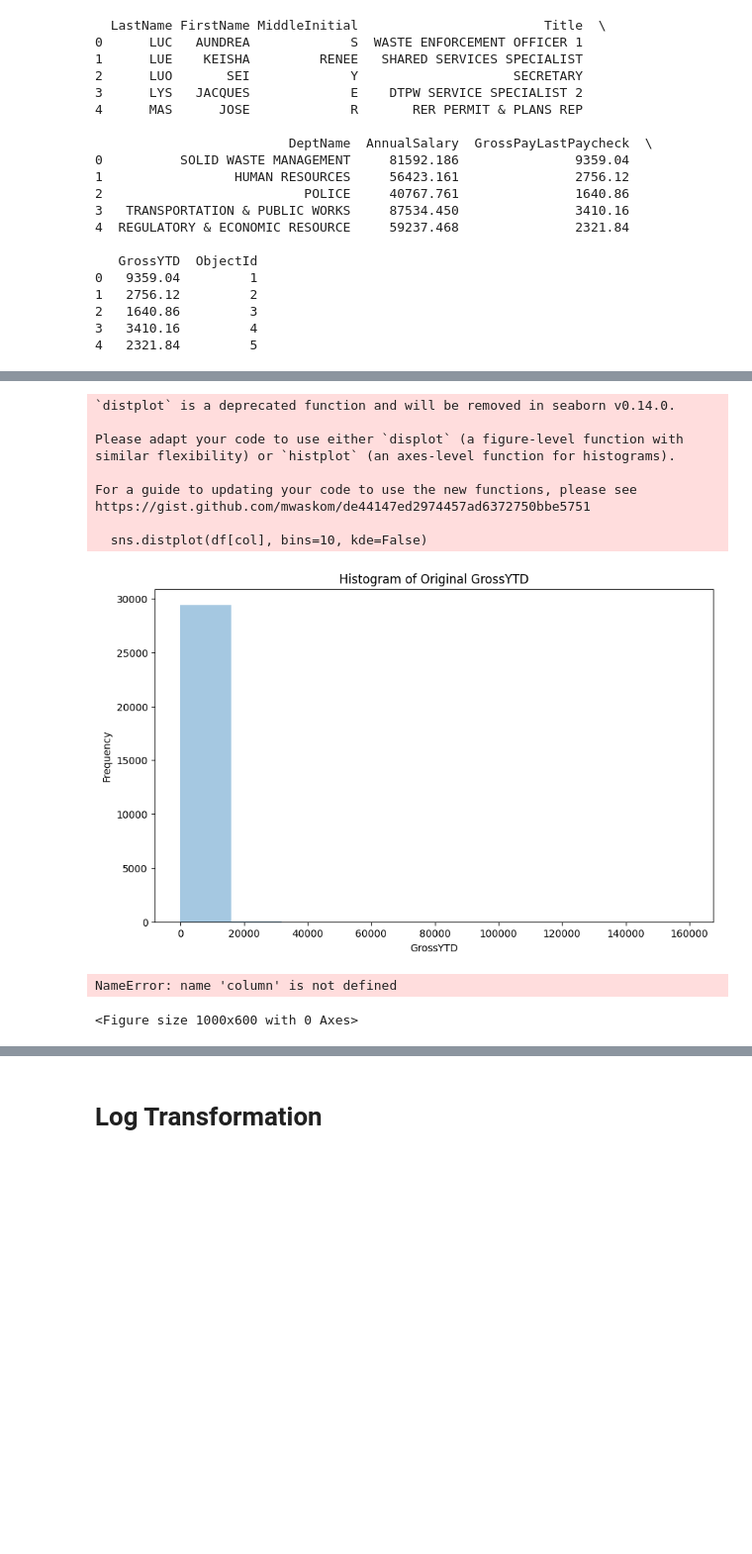
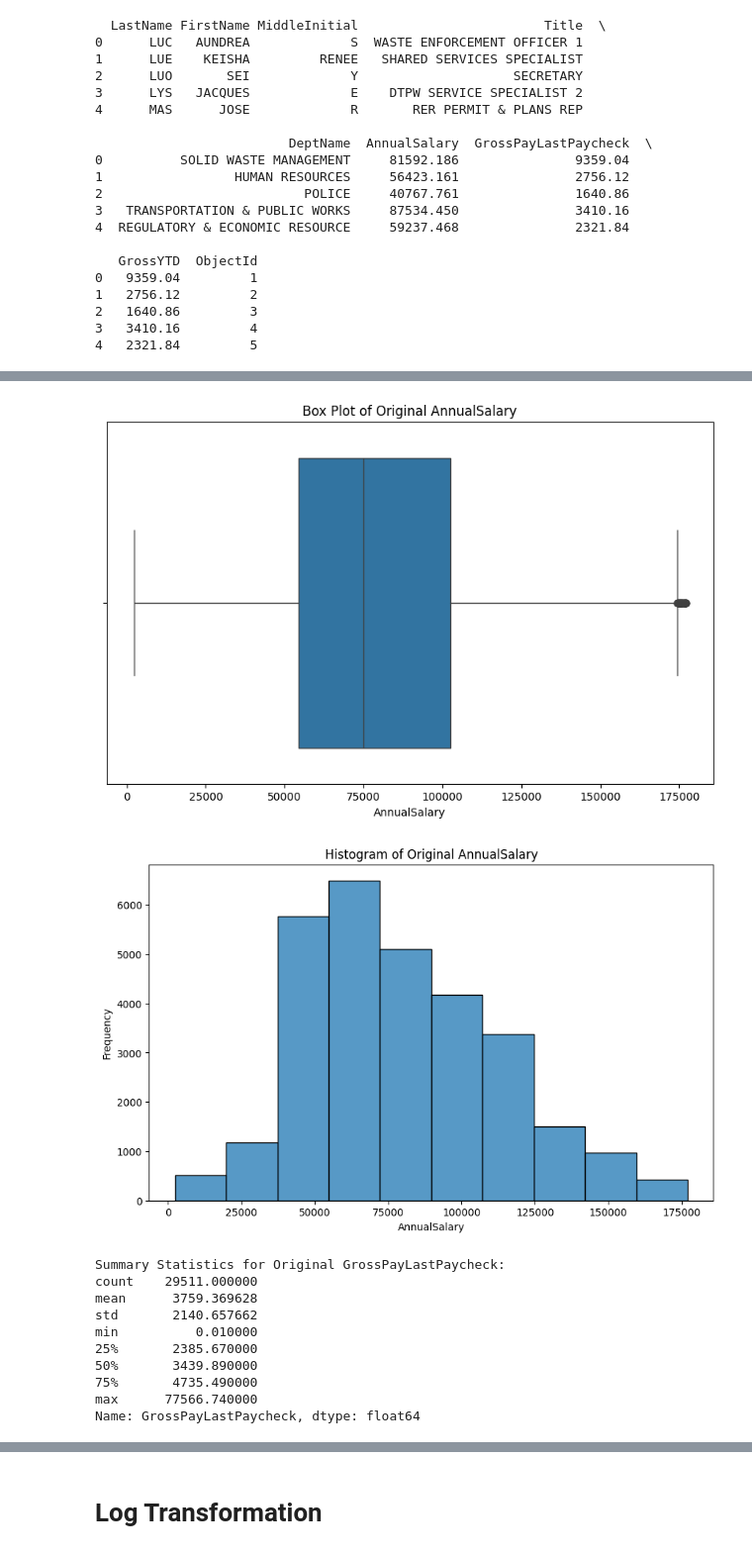
Before and after one commit to Axlbenja/MiamiDadeCounty_EmployeePay_2025, a Jupyter notebook: MiamiDadeCounty_EmployeePay_2025.ipynb, the cells around one changed output, grey strips where cells are left out. Shown: that part at 99% size. Drawn from its saved outputs; the diff is of its cells as text; code cells hidden in the pictures; blank space fills up the shorter version.

```diff
--- a/MiamiDadeCounty_EmployeePay_2025.ipynb
+++ b/MiamiDadeCounty_EmployeePay_2025.ipynb
@@ -194,9 +194,3 @@ print(df.head())
 2   1640.86         3
 3   3410.16         4
 4   2321.84         5
-# %%
-for col in ['AnnualSalary', 'GrossPayLastPaycheck', 'GrossYTD']:
-    plt.figure(figsize=(10, 6))
-    sns.boxplot(x=df[col])
-    plt.title(f'Box Plot of Original {col}')
-    plt.show()
@@ -207,19 +196,0 @@ for col in ['AnnualSalary', 'GrossPayLastPaycheck', 'GrossYTD']:
-# %%
-    # Histogram for original data
-    plt.figure(figsize=(10, 6))
-    sns.distplot(df[col], bins=10, kde=False)
-    plt.title(f'Histogram of Original {col}')
-    plt.xlabel(col)
-    plt.ylabel('Frequency')
-    plt.show()
-# %% [output]
-`distplot` is a deprecated function and will be removed in seaborn v0.14.0.
-
-Please adapt your code to use either `displot` (a figure-level function with
-similar flexibility) or `histplot` (an axes-level function for histograms).
-
-For a guide to updating your code to use the new functions, please see
-https://gist.github.com/mwaskom/de44147ed2974457ad6372750bbe5751
-
-  sns.distplot(df[col], bins=10, kde=False)
-[figure, removed]
@@ -234,16 +197,30 @@ def winsorize_column(df, column, limits=[0.01, 0.01]):
 # %%
-    # Box plot for winsorized data
+def plot_data(df, column, title_suffix, column_suffix=None):
+    """
+    Plot boxplot and histogram for given column in DataFrame.
+
+    Parameters:
+    - df: DataFrame containing the data
+    - column: Name of the column to plot
+    - title_suffix: Suffix for the title (e.g., 'Original', 'Winsorized')
+    - column_suffix: Suffix to append to column name if needed (e.g., '_Winsorized')
+    """
+    col_name = f"{column}{column_suffix}" if column_suffix else column
+
     plt.figure(figsize=(10, 6))
-    sns.boxplot(x=df[f"{column}_Winsorized"])
-    plt.title(f'Box Plot of Winsorized {column}')
+    sns.boxplot(x=df[col_name])
+    plt.title(f'Box Plot of {title_suffix} {column}')
     plt.show()
-    # Histogram for winsorized data
+
     plt.figure(figsize=(10, 6))
-    sns.distplot(df[f"{column}_Winsorized"], bins=10, kde=False)
-    plt.title(f'Histogram of Winsorized {column}')
-    plt.xlabel(f"{column}_Winsorized")
+    sns.histplot(df[col_name], bins=10, kde=False)
+    plt.title(f'Histogram of {title_suffix} {column}')
+    plt.xlabel(f'{col_name}')
     plt.ylabel('Frequency')
     plt.show()
-# %% [output]
-NameError: name 'column' is not defined
-<Figure size 1000x600 with 0 Axes>
+# %%
+for col in ['AnnualSalary', 'GrossPayLastPaycheck', 'GrossYTD']:
+    print(f"\nSummary Statistics for Original {col}:")
+    print(df[col].describe())
+    plot_data(df, col, title_suffix="Original")
+# %% [output]
@@ -249,0 +237,12 @@ NameError: name 'column' is not defined
+[figure, added]
+[figure, added]
+Summary Statistics for Original GrossPayLastPaycheck:
+count    29511.000000
+mean      3759.369628
+std       2140.657662
+min          0.010000
+25%       2385.670000
+50%       3439.890000
+75%       4735.490000
+max      77566.740000
+Name: GrossPayLastPaycheck, dtype: float64
```
Also changed, not shown: parts of 9 cells of this notebook.
